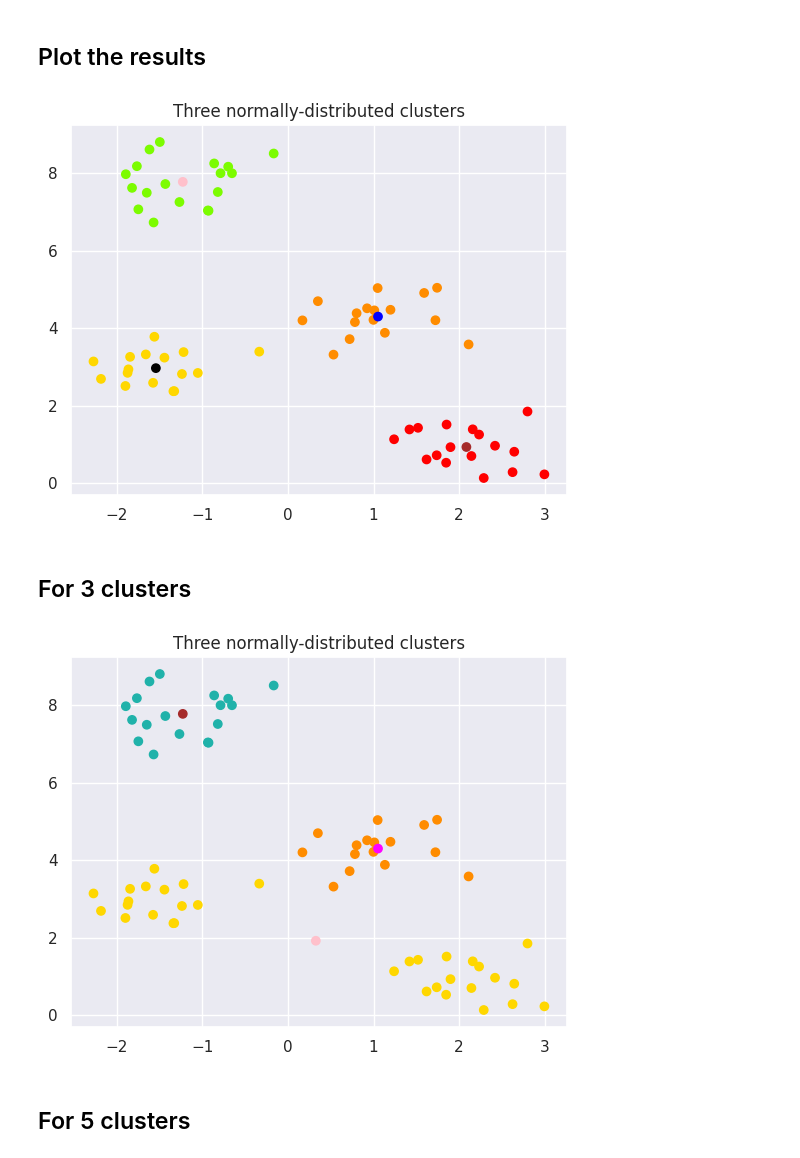
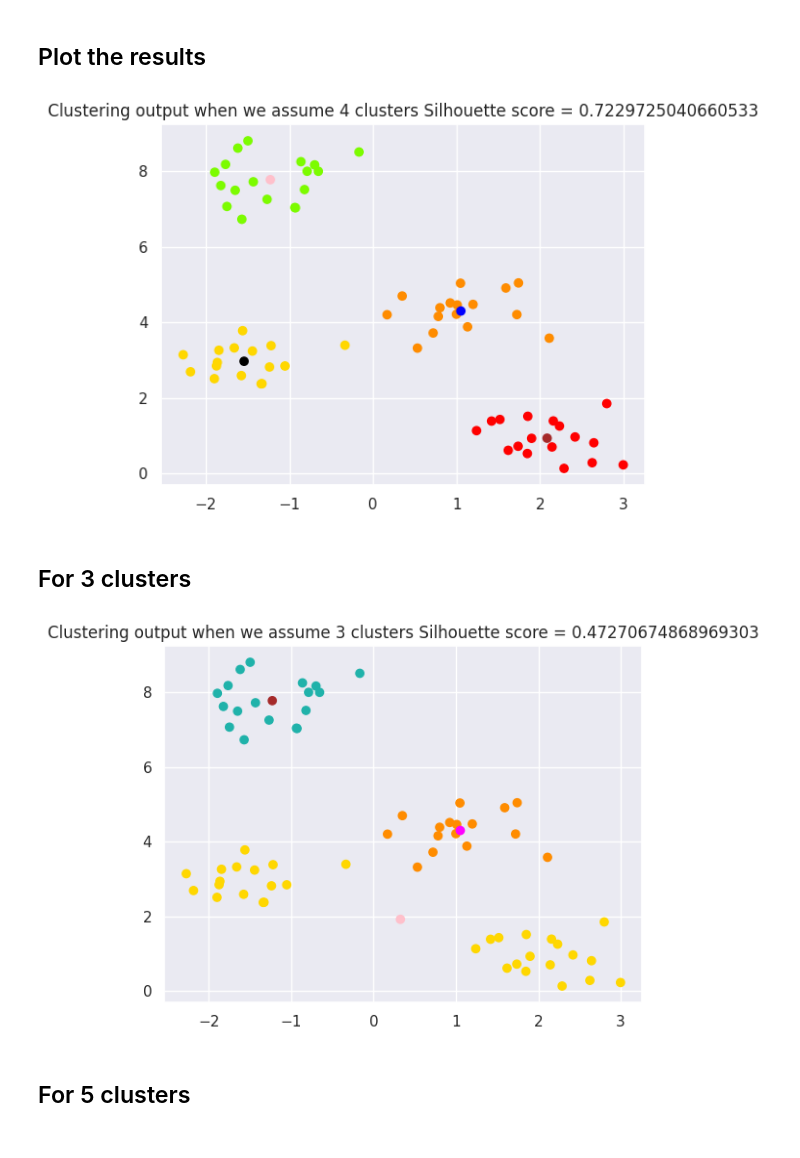
Before and after one commit to tstrakowski/jupyter_notebook, a Jupyter notebook: k-means.ipynb, the cells around one changed output. Saved outputs shown, nothing was run; the diff lists cells and outputs as text; code cells hidden in the pictures.

```diff
--- a/k-means.ipynb
+++ b/k-means.ipynb
@@ -20,9 +112,10 @@ number_sets_to_generate = 4
 
 X, y = make_blobs(centers=number_sets_to_generate, cluster_std=0.5, random_state=0)
 generated_2_sets = pd.DataFrame({'x_axis': X[:, 0], 'y_axis': X[:, 1],'set_number':y})
+generated_2_sets['set_id'] = 0
 display( generated_2_sets.head( 10 ) )
 cmap4 = colors.ListedColormap(["darkorange", "gold", "lawngreen", "lightseagreen", "red", "blue","magenta", "black", "pink", "brown"])
-plt.scatter(generated_2_sets['x_axis'], generated_2_sets['y_axis'], c=generated_2_sets['set_number'],cmap=cmap4)
-plt.title("Three normally-distributed clusters")
+plt.scatter(generated_2_sets['x_axis'], generated_2_sets['y_axis'], c=generated_2_sets['set_id'],cmap=cmap4)
+plt.title("Generated data set for clustering")
 plt.show()
 # %% [output]
@@ -54,16 +147,18 @@ KMeans(n_clusters=4, random_state=0)
 # %%
 clusters_num = range(number_sets_to_generate,2*number_sets_to_generate,1)
 
 clusters = pd.DataFrame({'x_axis':X_train['x_axis'],'y_axis':X_train['y_axis'],'set_number':kmeans.labels_})
 center_sets = pd.DataFrame({'x_axis': kmeans.cluster_centers_[:, 0], 'y_axis': kmeans.cluster_centers_[:, 1],'set_number':clusters_num})
 
 df_res = pd.concat( [clusters, center_sets] )
 
+silhouette_4 = silhouette_score(clusters[['x_axis','y_axis']], kmeans.labels_ )
+
 plt.scatter( df_res['x_axis'], df_res['y_axis'], c=df_res['set_number'],cmap=cmap4)
-plt.title("Three normally-distributed clusters")
+plt.title("Clustering output when we assume 4 clusters Silhouette score = " + str( silhouette_4 ) )
 plt.show()
 # %% [output]
-[figure, old version]
+[figure, new version]
 # %% [markdown]
 <H2>For 3 clusters</H2>
 # %%
@@ -78,11 +173,13 @@ center_sets = pd.DataFrame({'x_axis': kmeans_3.cluster_centers_[:, 0], 'y_axis':
 
 df_res = pd.concat( [clusters, center_sets] )
 
+silhouette_3 = silhouette_score(clusters[['x_axis','y_axis']], kmeans_3.labels_ )
+
 plt.scatter( df_res['x_axis'], df_res['y_axis'], c=df_res['set_number'],cmap=cmap4)
-plt.title("Three normally-distributed clusters")
+plt.title("Clustering output when we assume 3 clusters Silhouette score = " + str( silhouette_3 ) )
 plt.show()
 # %% [output]
-[figure, old version]
+[figure, new version]
 # %% [markdown]
 <H2>For 5 clusters</H2>
 # %%
```
Also changed, not shown: parts of 21 cells of this notebook, 4 other files.
